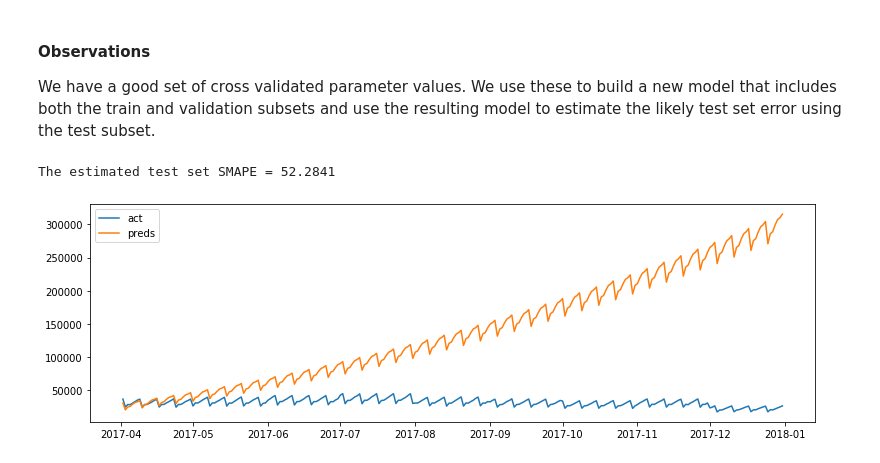
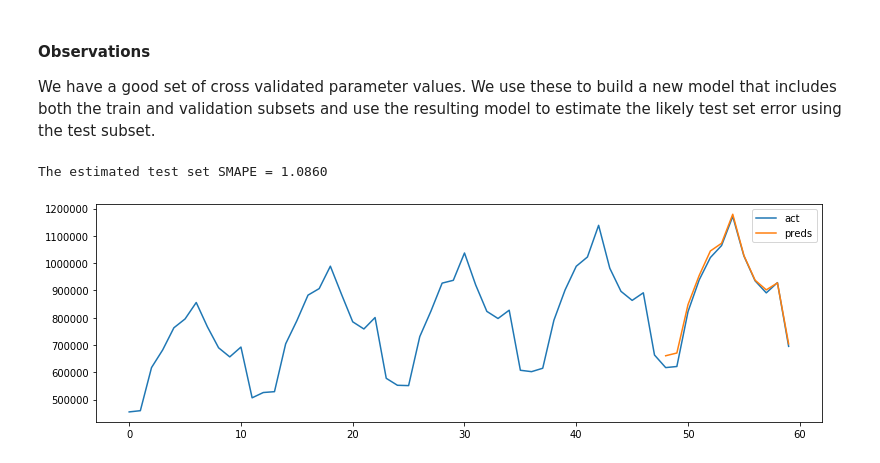
Before and after one commit to sanjeevgadre/Kaggle-Time-Series, a Jupyter notebook: Holt-Winters.ipynb, the cells around one changed output. Drawn from its saved outputs; the diff is of its cells as text; code cells hidden in the pictures.

```diff
--- a/Holt-Winters.ipynb
+++ b/Holt-Winters.ipynb
@@ -203,23 +209,22 @@ plt.show()
 #### Observations
 We have a good set of cross validated parameter values. We use these to build a new model that includes both the train and validation subsets and use the resulting model to estimate the likely test set error using the test subset.
 # %%
-history = np.array(ts[:val_idx])
+history = np.array(ts_monthly[:val_idx])
 
-model = ExponentialSmoothing(history, trend = 'add', damped = True, seasonal = 'add', seasonal_periods = 7)
-fit = model.fit(smoothing_level = 0.2, smoothing_slope = 0.8, smoothing_seasonal = 0.8, damping_slope = 1,
-                optimized = False, use_boxcox = True, remove_bias = False)
-preds = fit.predict(val_idx, len(ts)-1)
-acts = ts[val_idx:]
+model = ExponentialSmoothing(history, trend = 'add', damped = True, seasonal = 'add', seasonal_periods = 12)
+fit = model.fit(smoothing_level = 0.15, smoothing_slope = 0.3, smoothing_seasonal = 0.7, damping_slope = 0.95,
+                optimized = False, use_boxcox = False, remove_bias = False)
+preds = fit.predict(val_idx, len(ts_monthly)-1)
+acts = ts_monthly[val_idx:]
 smape = np.mean(abs(acts - preds)/(abs(acts) + abs(preds)))*100
 
 print("The estimated test set SMAPE = %.4f" % smape)
+
+plt.figure(figsize = (13, 4))
+plt.plot(ts_monthly.index, ts_monthly, label = 'act')
+plt.plot(ts_monthly.index[val_idx:], preds, label = 'preds')
+plt.legend()
+plt.show()
 # %% [output]
-The estimated test set SMAPE = 52.2841
+The estimated test set SMAPE = 1.0860
+[figure, added]
-# %%
-plt.figure(figsize = (13, 4))
-plt.plot(ts.index[val_idx:], acts, label = 'act')
-plt.plot(ts.index[val_idx:], preds, label = 'preds')
-plt.legend()
-plt.show()
-# %% [output]
-[figure, removed]
```
Also changed, not shown: parts of 10 cells of this notebook, 4 other files.
